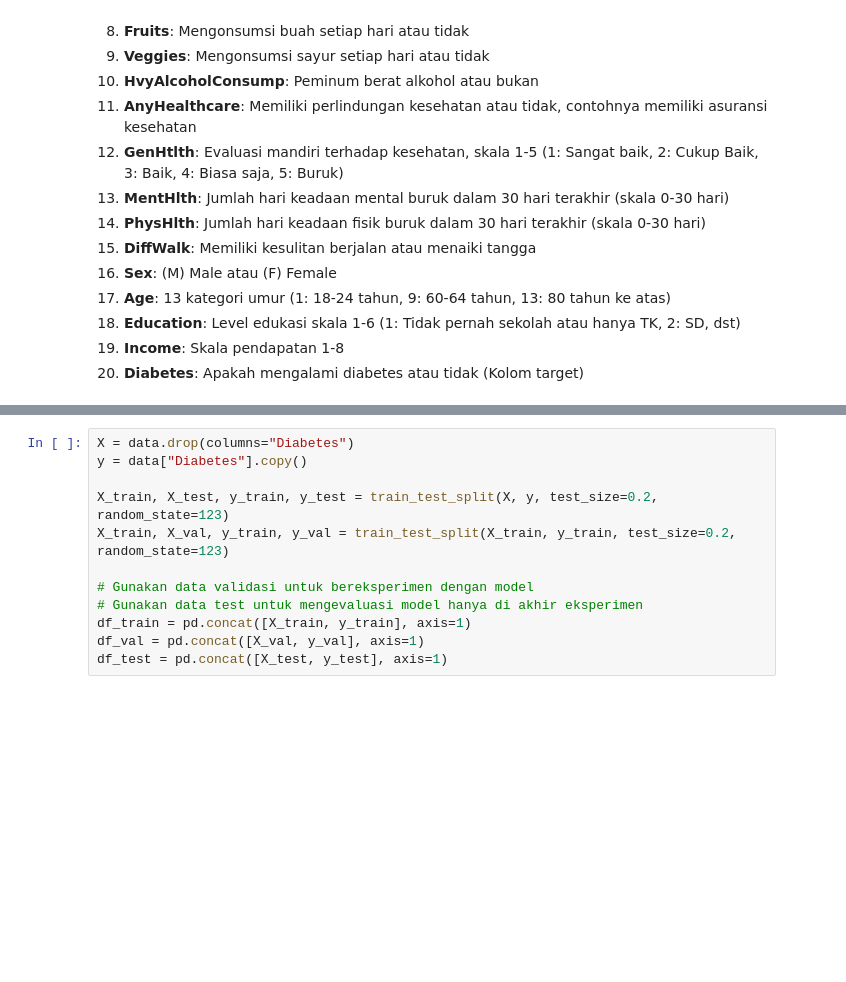
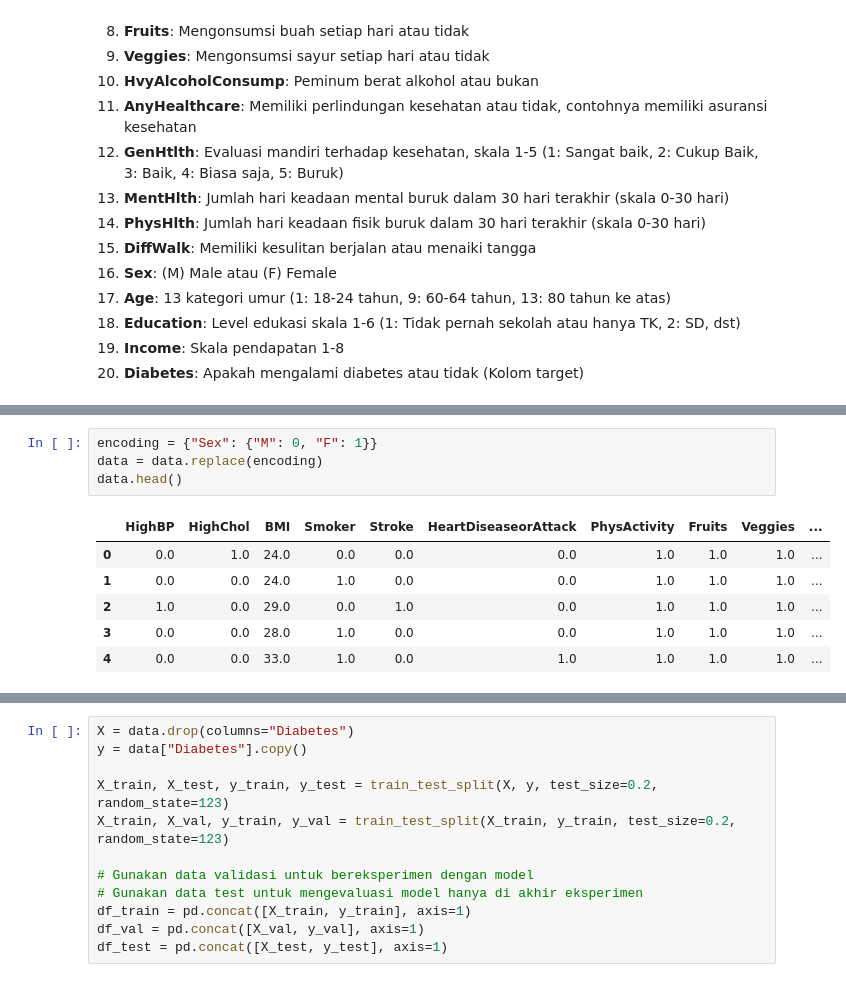
Before and after one commit to ashnchiquita/if3270-praktikum-ml, a Jupyter notebook: PraktikumIF3270_M1_13521129_13521149.ipynb, the cells around one changed output, grey strips where cells are left out. Saved outputs shown, nothing was run; the diff lists cells and outputs as text; blank space fills up the shorter version.

```diff
--- a/PraktikumIF3270_M1_13521129_13521149.ipynb
+++ b/PraktikumIF3270_M1_13521129_13521149.ipynb
@@ -79,0 +107,11 @@ data = pd.read_csv("diabetes.csv")
+# %%
+encoding = {"Sex": {"M": 0, "F": 1}}
+data = data.replace(encoding)
+data.head()
+# %% [output]
+|  | HighBP | HighChol | BMI | Smoker | Stroke | HeartDiseaseorAttack | PhysActivity | Fruits | Veggies | ... |
+| 0 | 0.0 | 1.0 | 24.0 | 0.0 | 0.0 | 0.0 | 1.0 | 1.0 | 1.0 | ... |
+| 1 | 0.0 | 0.0 | 24.0 | 1.0 | 0.0 | 0.0 | 1.0 | 1.0 | 1.0 | ... |
+| 2 | 1.0 | 0.0 | 29.0 | 0.0 | 1.0 | 0.0 | 1.0 | 1.0 | 1.0 | ... |
+| 3 | 0.0 | 0.0 | 28.0 | 1.0 | 0.0 | 0.0 | 1.0 | 1.0 | 1.0 | ... |
+| 4 | 0.0 | 0.0 | 33.0 | 1.0 | 0.0 | 1.0 | 1.0 | 1.0 | 1.0 | ... |
```
Also changed, not shown: parts of 37 cells of this notebook, 2 other files.
